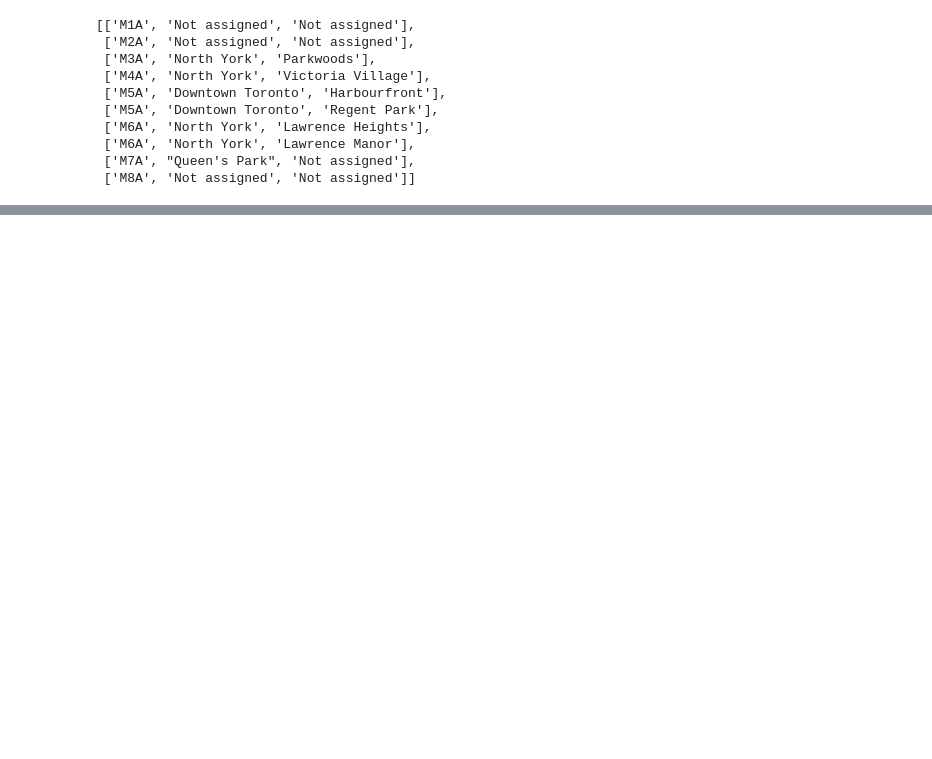
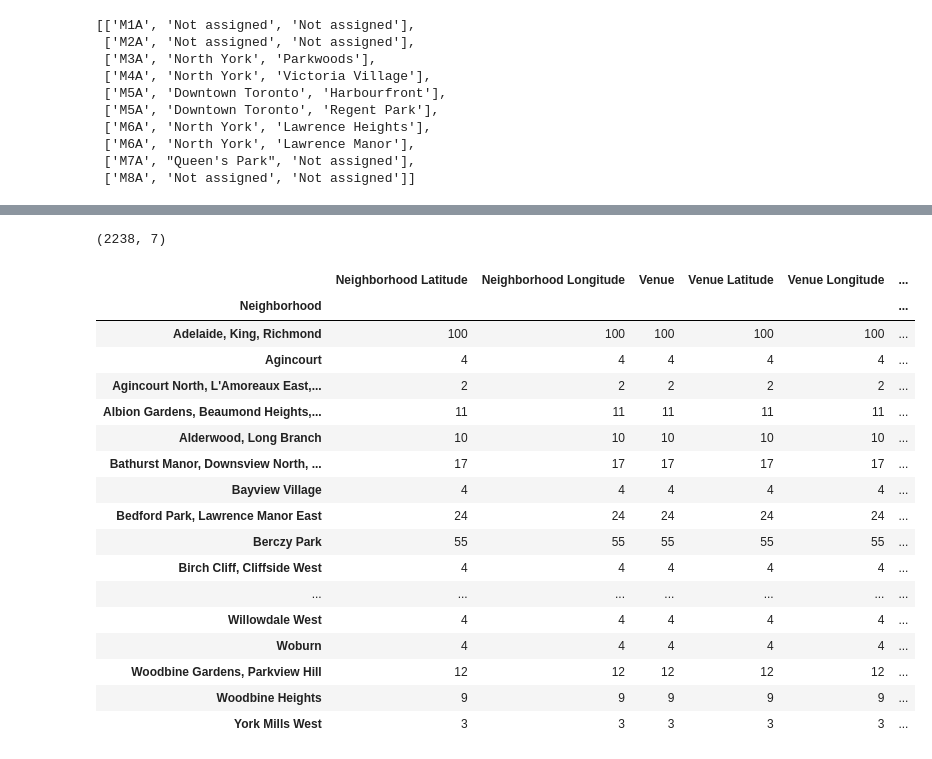
Before and after one commit to hijabe/Coursera_Capstone, a Jupyter notebook: Coursera - clustering neightborhoods in Toronto.ipynb, the cells around one changed output, grey strips where cells are left out. Saved outputs shown, nothing was run; the diff lists cells and outputs as text; code cells hidden in the pictures; blank space fills up the shorter version.

```diff
--- a/Coursera - clustering neightborhoods in Toronto.ipynb
+++ b/Coursera - clustering neightborhoods in Toronto.ipynb
@@ -88,0 +137,26 @@ postal_codes_lonlat.head()
+# %%
+# create map of Toronto using latitude and longitude values
+
+
+address = 'Toronto, ON'
+
+geolocator = Nominatim()
+location = geolocator.geocode(address)
+latitude = location.latitude
+longitude = location.longitude
+map_toronto = folium.Map(location=[latitude, longitude], zoom_start=11)
+
+# add markers to map
+for lat, lng, postalcode, neighborhood in zip(postal_codes_lonlat['Latitude'], postal_codes_lonlat['Longitude'], postal_codes_lonlat['PostalCode'], postal_codes_lonlat['Neighborhood']):
+    label = '{}, {}'.format(postalcode, neighborhood)
+    label = folium.Popup(label,parse_html=True)
+    folium.CircleMarker(
+        [lat, lng],
+        radius=5,
+        popup=label,
+        color='blue',
+        fill=True,
+        fill_color='#3186cc',
+        fill_opacity=0.7).add_to(map_toronto)
+
+map_toronto
@@ -88,0 +231,24 @@ postal_codes_lonlat.head()
+# %%
+print(toronto_venues.shape)
+toronto_venues.head()
+toronto_venues.groupby('Neighborhood').count()
+# %% [output]
+(2238, 7)
+|  | Neighborhood Latitude | Neighborhood Longitude | Venue | Venue Latitude | Venue Longitude | ... |
+| Neighborhood |  |  |  |  |  | ... |
+| Adelaide, King, Richmond | 100 | 100 | 100 | 100 | 100 | ... |
+| Agincourt | 4 | 4 | 4 | 4 | 4 | ... |
+| Agincourt North, L'Amoreaux East,... | 2 | 2 | 2 | 2 | 2 | ... |
+| Albion Gardens, Beaumond Heights,... | 11 | 11 | 11 | 11 | 11 | ... |
+| Alderwood, Long Branch | 10 | 10 | 10 | 10 | 10 | ... |
+| Bathurst Manor, Downsview North, ... | 17 | 17 | 17 | 17 | 17 | ... |
+| Bayview Village | 4 | 4 | 4 | 4 | 4 | ... |
+| Bedford Park, Lawrence Manor East | 24 | 24 | 24 | 24 | 24 | ... |
+| Berczy Park | 55 | 55 | 55 | 55 | 55 | ... |
+| Birch Cliff, Cliffside West | 4 | 4 | 4 | 4 | 4 | ... |
+| ... | ... | ... | ... | ... | ... | ... |
+| Willowdale West | 4 | 4 | 4 | 4 | 4 | ... |
+| Woburn | 4 | 4 | 4 | 4 | 4 | ... |
+| Woodbine Gardens, Parkview Hill | 12 | 12 | 12 | 12 | 12 | ... |
+| Woodbine Heights | 9 | 9 | 9 | 9 | 9 | ... |
+| York Mills West | 3 | 3 | 3 | 3 | 3 | ... |
```
Also changed, not shown: parts of 27 cells of this notebook.
